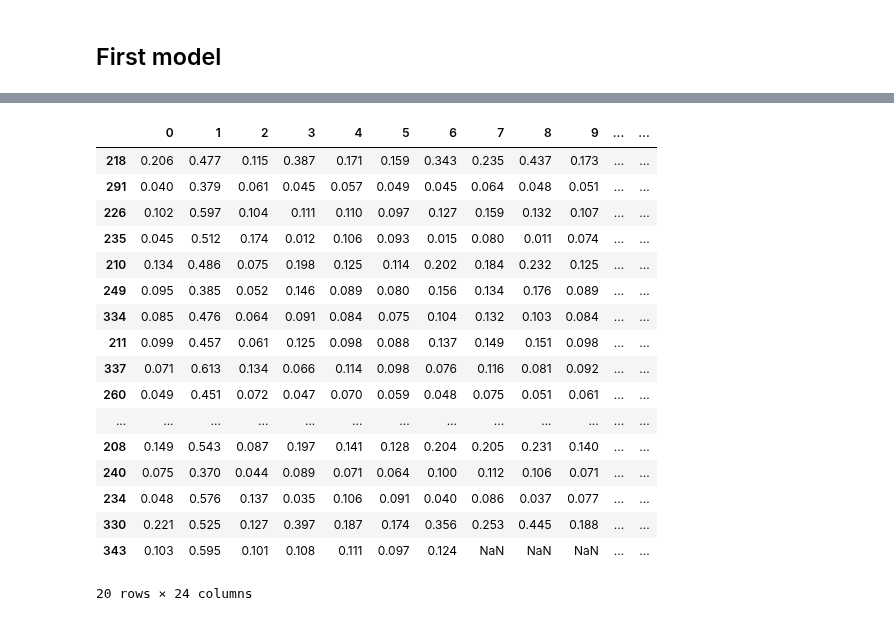
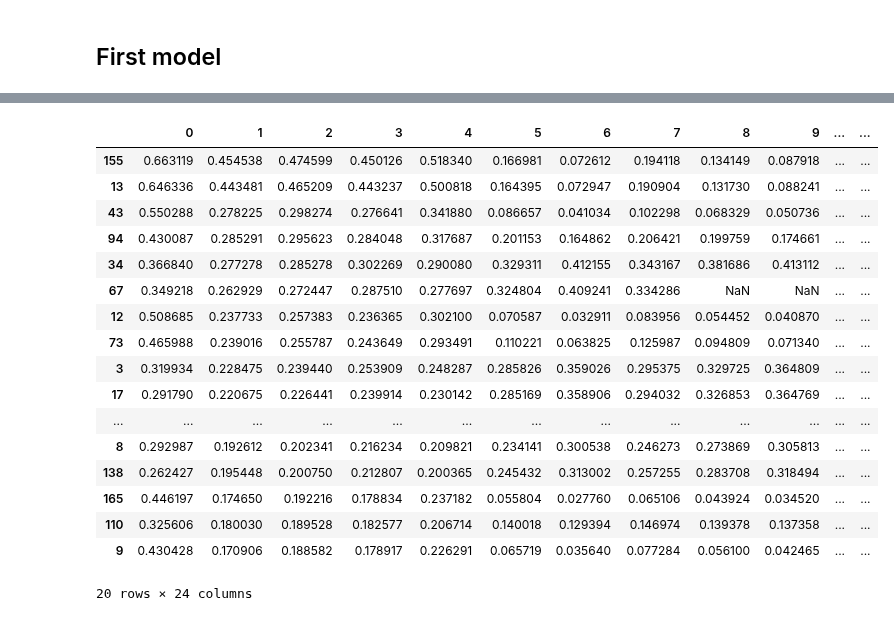
Before and after one commit to Michiel-DK/cycling, a Jupyter notebook: rnn_clean.ipynb, the cells around one changed output, grey strips where cells are left out. Drawn from its saved outputs; the diff is of its cells as text; code cells hidden in the pictures.

Commit message:
updated model

```diff
--- a/rnn_clean.ipynb
+++ b/rnn_clean.ipynb
@@ -682,7 +605,7 @@ def get_sequence(df, name, year, tour, weeks=52):
         X_decoder = tour_data[['date', 'distance', 'ProfileScore:', 'Vert. meters:', 'Startlist quality score:', 'parcours_type_num']].set_index('date')
 
         season_data = df[(df['name'] == name) & (df['date'] < min(tour_data['date'])) & (df['date'] >= min(tour_data['date']) - datetime.timedelta(weeks=weeks))].sort_values(by='date')
-        X_encoder = season_data[['date', 'adjusted_points','result','distance', 'ProfileScore:', 'Vert. meters:', 'Startlist quality score:', 'parcours_type_num', 'icon_bin','Avg. speed winner:', 'types_bin']].set_index('date')
+        X_encoder = season_data[['date', 'adjusted_points','adjusted_team_points', 'result','distance', 'ProfileScore:', 'Vert. meters:', 'Startlist quality score:', 'parcours_type_num', 'icon_bin','Avg. speed winner:', 'types_bin']].set_index('date')
         performance = X_encoder.pivot_table('adjusted_points', 'date','parcours_type_num').shift(1).fillna(0).cumsum().reset_index()
         X_encoder = performance.merge(X_encoder, on='date').set_index('date').drop(columns='adjusted_points').rename(columns={1.0 : 'fl', 2.0:'hi_fl', 3.0: 'hi_hi', 4.0:'mo_fl', 5.0:'mo_mo'})
 
@@ -690,7 +613,7 @@ def get_sequence(df, name, year, tour, weeks=52):
             if i not in X_encoder.columns:
                 X_encoder[i] = 0.0
 
-        X_encoder = X_encoder[['fl', 'mo_fl', 'hi_fl', 'hi_hi', 'mo_mo', 'distance','result', 'ProfileScore:','Vert. meters:', 'Startlist quality score:', 'parcours_type_num', 'icon_bin','Avg. speed winner:', 'types_bin']]
+        X_encoder = X_encoder[['fl', 'mo_fl', 'hi_fl', 'hi_hi', 'mo_mo', 'distance','result', 'adjusted_team_points', 'ProfileScore:','Vert. meters:', 'Startlist quality score:', 'parcours_type_num', 'icon_bin','Avg. speed winner:', 'types_bin']]
 
     else:
         pass
@@ -753,6 +656,8 @@ def get_scaler(maxlen, df, riders):
 
 X_enc_mm, X_dec_mm = get_scaler(40, merged_df, train)
 # %%
+missing_ls = []
+
 def get_sequences(maxlen, df, riders):
 
     X_encoder_ls = []
@@ -774,8 +679,9 @@ def get_sequences(maxlen, df, riders):
                 X_encoder, X_decoder, y_decoder = get_sequence(df, rider, year, tour)
                 #X_encoder, X_decoder, y_decoder, y_encoder = get_sequence(df, rider, year, tour)
 
-                if X_encoder.shape == (0,14):
+                if X_encoder.shape == (0,15):
                     print(rider, year, tour, X_encoder.shape)
+                    missing_ls.append([rider, year, tour])
 
                 else:
                     X_encoder = X_enc_mm.transform(X_encoder)
@@ -958,2 +856,2 @@ model.evaluate([X_encoder_test, X_decoder_test], y_decoder_train_test)
 # %%
-preds = model.predict([X_encoder_predict, X_decoder_predict])
+preds = model_loaded.predict([X_encoder_predict, X_decoder_predict])
@@ -1002,31 +892,31 @@ array([0.4480000138282776, 0.10300000011920929, 0.11900000274181366,
 pred_ls = []
 
 for pred, rid in zip(preds, riders_predict.values):
-    pred_ls.append(np.append(pred[:,1].round(3), rid))
+    pred_ls.append(np.append(pred[:,1].round(6), rid))
 # %%
 pred_df = pd.DataFrame(pred_ls).replace(1.000, np.nan)
 # %%
 pred_tdf = pred_df[pred_df[23]=='tour-de-france']
 # %%
-pred_tdf.sort_values(by=21, ascending=False).head(20)
+pred_tdf.sort_values(by=2, ascending=False).head(20)
 # %% [output]
 |  | 0 | 1 | 2 | 3 | 4 | 5 | 6 | 7 | 8 | 9 | ... | ... |
-| 218 | 0.206 | 0.477 | 0.115 | 0.387 | 0.171 | 0.159 | 0.343 | 0.235 | 0.437 | 0.173 | ... | ... |
-| 291 | 0.040 | 0.379 | 0.061 | 0.045 | 0.057 | 0.049 | 0.045 | 0.064 | 0.048 | 0.051 | ... | ... |
-| 226 | 0.102 | 0.597 | 0.104 | 0.111 | 0.110 | 0.097 | 0.127 | 0.159 | 0.132 | 0.107 | ... | ... |
-| 235 | 0.045 | 0.512 | 0.174 | 0.012 | 0.106 | 0.093 | 0.015 | 0.080 | 0.011 | 0.074 | ... | ... |
-| 210 | 0.134 | 0.486 | 0.075 | 0.198 | 0.125 | 0.114 | 0.202 | 0.184 | 0.232 | 0.125 | ... | ... |
-| 249 | 0.095 | 0.385 | 0.052 | 0.146 | 0.089 | 0.080 | 0.156 | 0.134 | 0.176 | 0.089 | ... | ... |
-| 334 | 0.085 | 0.476 | 0.064 | 0.091 | 0.084 | 0.075 | 0.104 | 0.132 | 0.103 | 0.084 | ... | ... |
-| 211 | 0.099 | 0.457 | 0.061 | 0.125 | 0.098 | 0.088 | 0.137 | 0.149 | 0.151 | 0.098 | ... | ... |
-| 337 | 0.071 | 0.613 | 0.134 | 0.066 | 0.114 | 0.098 | 0.076 | 0.116 | 0.081 | 0.092 | ... | ... |
-| 260 | 0.049 | 0.451 | 0.072 | 0.047 | 0.070 | 0.059 | 0.048 | 0.075 | 0.051 | 0.061 | ... | ... |
+| 155 | 0.663119 | 0.454538 | 0.474599 | 0.450126 | 0.518340 | 0.166981 | 0.072612 | 0.194118 | 0.134149 | 0.087918 | ... | ... |
+| 13 | 0.646336 | 0.443481 | 0.465209 | 0.443237 | 0.500818 | 0.164395 | 0.072947 | 0.190904 | 0.131730 | 0.088241 | ... | ... |
+| 43 | 0.550288 | 0.278225 | 0.298274 | 0.276641 | 0.341880 | 0.086657 | 0.041034 | 0.102298 | 0.068329 | 0.050736 | ... | ... |
+| 94 | 0.430087 | 0.285291 | 0.295623 | 0.284048 | 0.317687 | 0.201153 | 0.164862 | 0.206421 | 0.199759 | 0.174661 | ... | ... |
+| 34 | 0.366840 | 0.277278 | 0.285278 | 0.302269 | 0.290080 | 0.329311 | 0.412155 | 0.343167 | 0.381686 | 0.413112 | ... | ... |
+| 67 | 0.349218 | 0.262929 | 0.272447 | 0.287510 | 0.277697 | 0.324804 | 0.409241 | 0.334286 | NaN | NaN | ... | ... |
+| 12 | 0.508685 | 0.237733 | 0.257383 | 0.236365 | 0.302100 | 0.070587 | 0.032911 | 0.083956 | 0.054452 | 0.040870 | ... | ... |
+| 73 | 0.465988 | 0.239016 | 0.255787 | 0.243649 | 0.293491 | 0.110221 | 0.063825 | 0.125987 | 0.094809 | 0.071340 | ... | ... |
+| 3 | 0.319934 | 0.228475 | 0.239440 | 0.253909 | 0.248287 | 0.285826 | 0.359026 | 0.295375 | 0.329725 | 0.364809 | ... | ... |
+| 17 | 0.291790 | 0.220675 | 0.226441 | 0.239914 | 0.230142 | 0.285169 | 0.358906 | 0.294032 | 0.326853 | 0.364769 | ... | ... |
 | ... | ... | ... | ... | ... | ... | ... | ... | ... | ... | ... | ... | ... |
-| 208 | 0.149 | 0.543 | 0.087 | 0.197 | 0.141 | 0.128 | 0.204 | 0.205 | 0.231 | 0.140 | ... | ... |
-| 240 | 0.075 | 0.370 | 0.044 | 0.089 | 0.071 | 0.064 | 0.100 | 0.112 | 0.106 | 0.071 | ... | ... |
-| 234 | 0.048 | 0.576 | 0.137 | 0.035 | 0.106 | 0.091 | 0.040 | 0.086 | 0.037 | 0.077 | ... | ... |
-| 330 | 0.221 | 0.525 | 0.127 | 0.397 | 0.187 | 0.174 | 0.356 | 0.253 | 0.445 | 0.188 | ... | ... |
-| 343 | 0.103 | 0.595 | 0.101 | 0.108 | 0.111 | 0.097 | 0.124 | NaN | NaN | NaN | ... | ... |
+| 8 | 0.292987 | 0.192612 | 0.202341 | 0.216234 | 0.209821 | 0.234141 | 0.300538 | 0.246273 | 0.273869 | 0.305813 | ... | ... |
+| 138 | 0.262427 | 0.195448 | 0.200750 | 0.212807 | 0.200365 | 0.245432 | 0.313002 | 0.257255 | 0.283708 | 0.318494 | ... | ... |
+| 165 | 0.446197 | 0.174650 | 0.192216 | 0.178834 | 0.237182 | 0.055804 | 0.027760 | 0.065106 | 0.043924 | 0.034520 | ... | ... |
+| 110 | 0.325606 | 0.180030 | 0.189528 | 0.182577 | 0.206714 | 0.140018 | 0.129394 | 0.146974 | 0.139378 | 0.137358 | ... | ... |
+| 9 | 0.430428 | 0.170906 | 0.188582 | 0.178917 | 0.226291 | 0.065719 | 0.035640 | 0.077284 | 0.056100 | 0.042465 | ... | ... |
 20 rows × 24 columns
 # %%
 riders_ls = []
```
Also changed, not shown: parts of 42 cells of this notebook, 6 other files.
